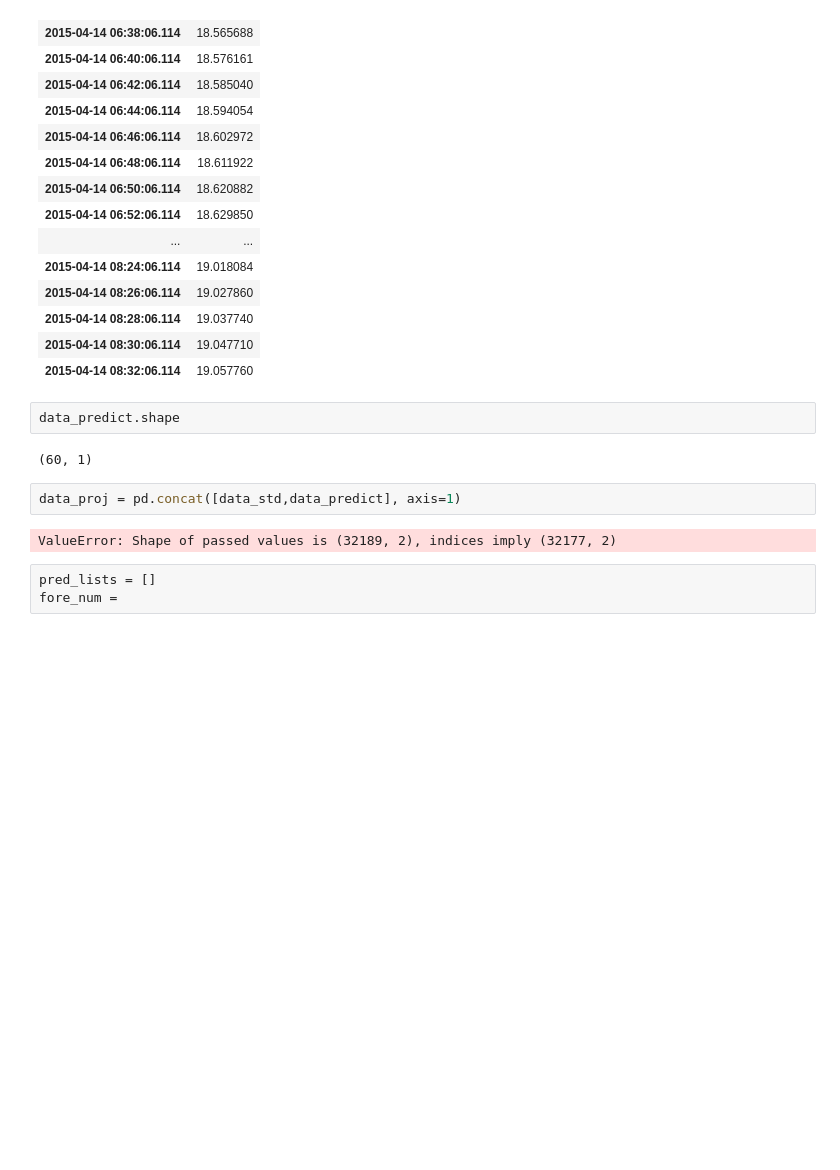
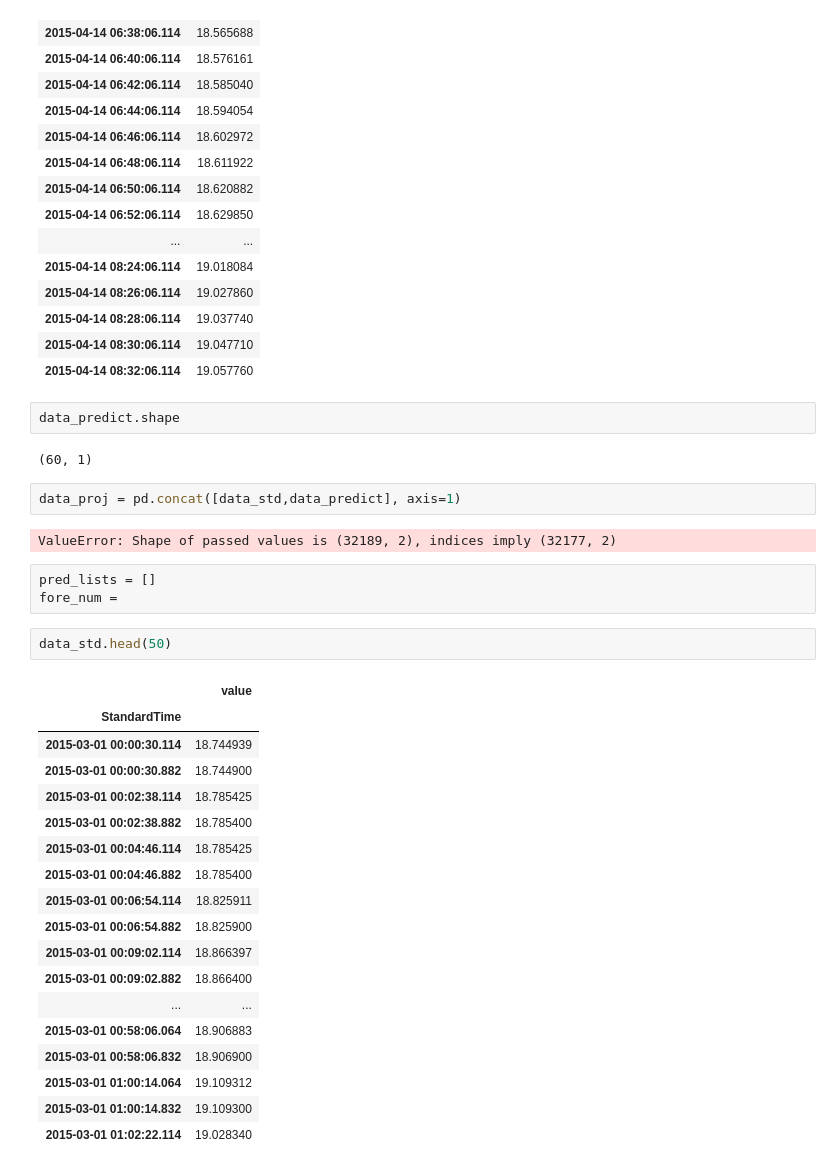
Before and after one commit to parinyad123/Telemetry_Project, a Jupyter notebook: Predict_time_Series/Telemetry/TANKTEMP_092_098_Future.ipynb, the cells around one changed output. Saved outputs shown, nothing was run; the diff lists cells and outputs as text; blank space fills up the shorter version.

Commit message:
split data

```diff
--- a/Predict_time_Series/Telemetry/TANKTEMP_092_098_Future.ipynb
+++ b/Predict_time_Series/Telemetry/TANKTEMP_092_098_Future.ipynb
@@ -346,3 +346,24 @@ ValueError: Shape of passed values is (32189, 2), indices imply (32177, 2)
 # %%
 pred_lists = []
 fore_num =
+# %%
+data_std.head(50)
+# %% [output]
+|  | value |
+| StandardTime |  |
+| 2015-03-01 00:00:30.114 | 18.744939 |
+| 2015-03-01 00:00:30.882 | 18.744900 |
+| 2015-03-01 00:02:38.114 | 18.785425 |
+| 2015-03-01 00:02:38.882 | 18.785400 |
+| 2015-03-01 00:04:46.114 | 18.785425 |
+| 2015-03-01 00:04:46.882 | 18.785400 |
+| 2015-03-01 00:06:54.114 | 18.825911 |
+| 2015-03-01 00:06:54.882 | 18.825900 |
+| 2015-03-01 00:09:02.114 | 18.866397 |
+| 2015-03-01 00:09:02.882 | 18.866400 |
+| ... | ... |
+| 2015-03-01 00:58:06.064 | 18.906883 |
+| 2015-03-01 00:58:06.832 | 18.906900 |
+| 2015-03-01 01:00:14.064 | 19.109312 |
+| 2015-03-01 01:00:14.832 | 19.109300 |
+| 2015-03-01 01:02:22.114 | 19.028340 |
```
Also changed, not shown: parts of 15 cells of this notebook, 4 other files.
